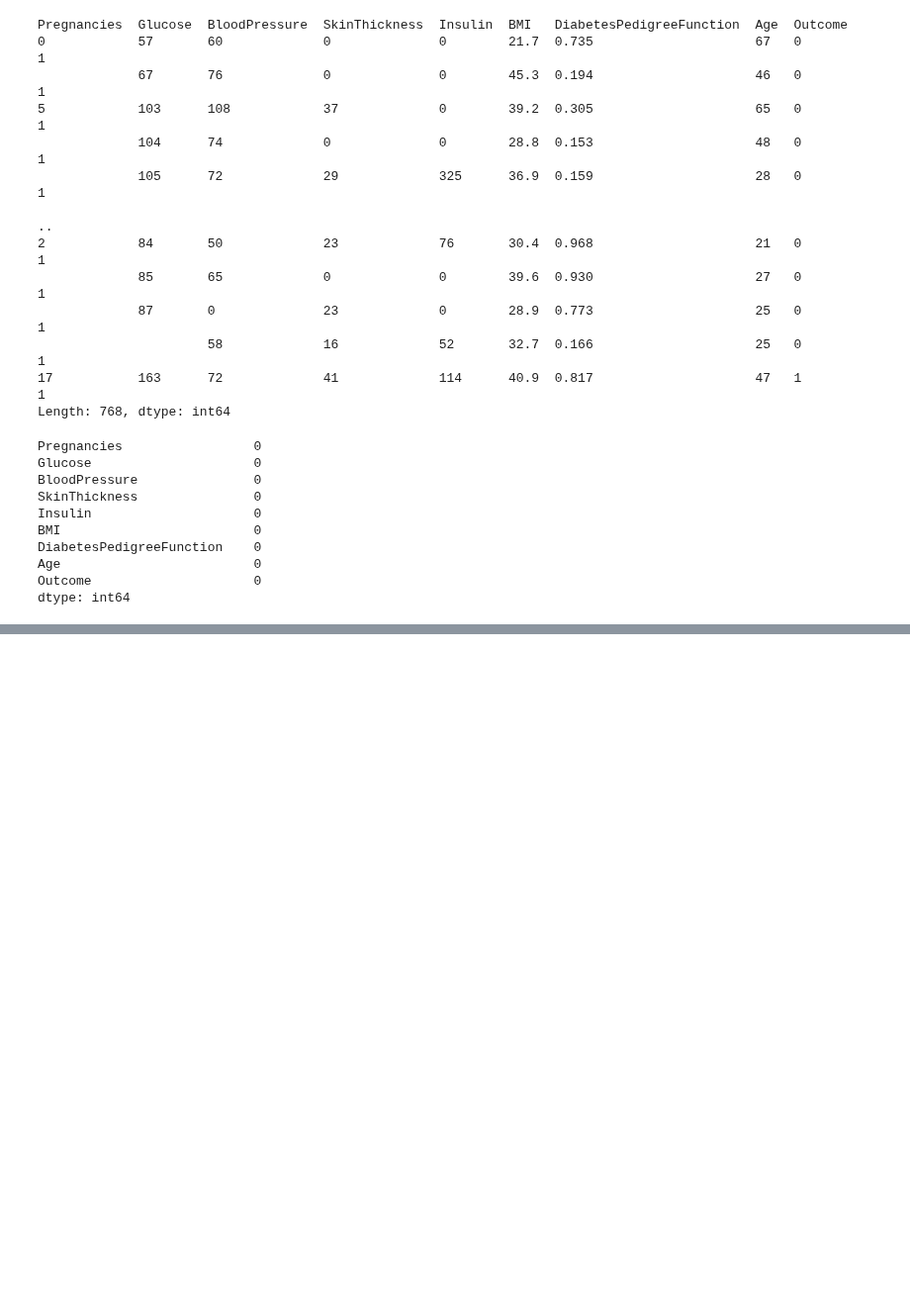
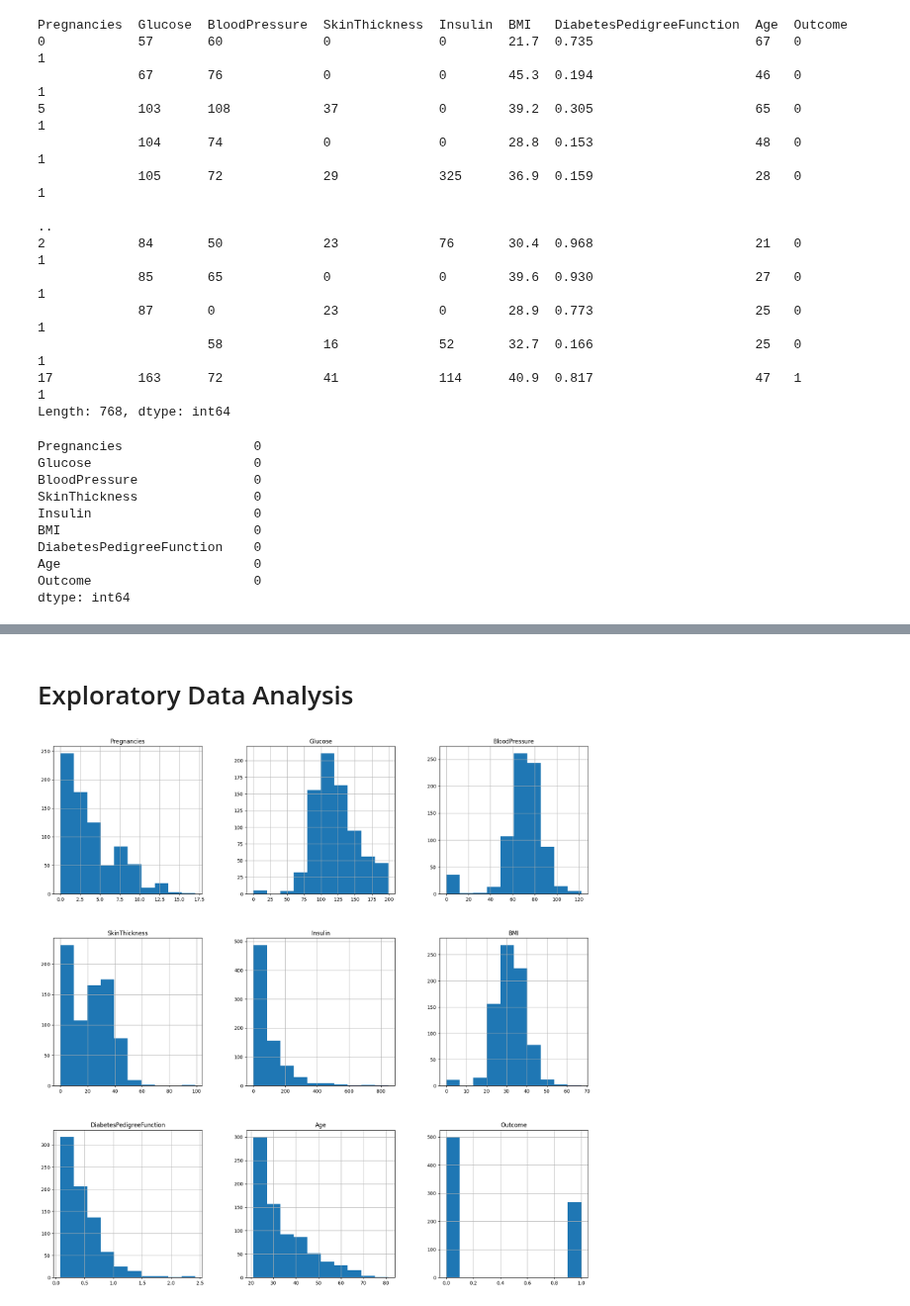
Before and after one commit to Winfry/DiabetesClassificationKNN, a Jupyter notebook: DiabetesClassificationKNN.ipynb, the cells around one changed output, grey strips where cells are left out. Shown at 99% size. Cells and saved outputs as stored; diff of their text form; code cells hidden in the pictures; blank space fills up the shorter version.

```diff
--- a/DiabetesClassificationKNN.ipynb
+++ b/DiabetesClassificationKNN.ipynb
@@ -110,0 +122,6 @@ dtype: int64
+# %% [markdown]
+   # Exploratory Data Analysis
+# %%
+p = df.hist(figsize = (20,20))
+# %% [output]
+[figure, added]
```
Also changed, not shown: parts of 2 cells of this notebook.
